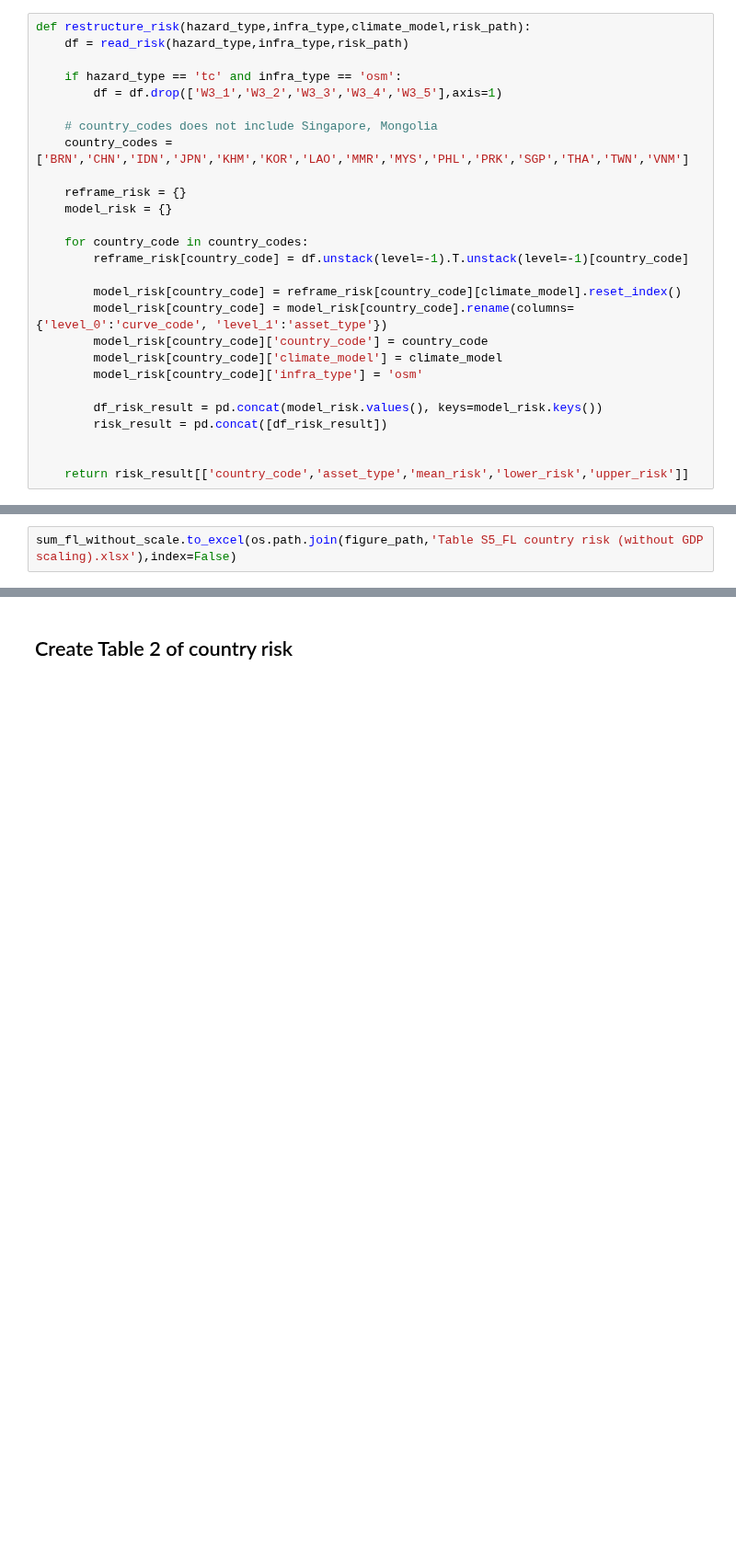
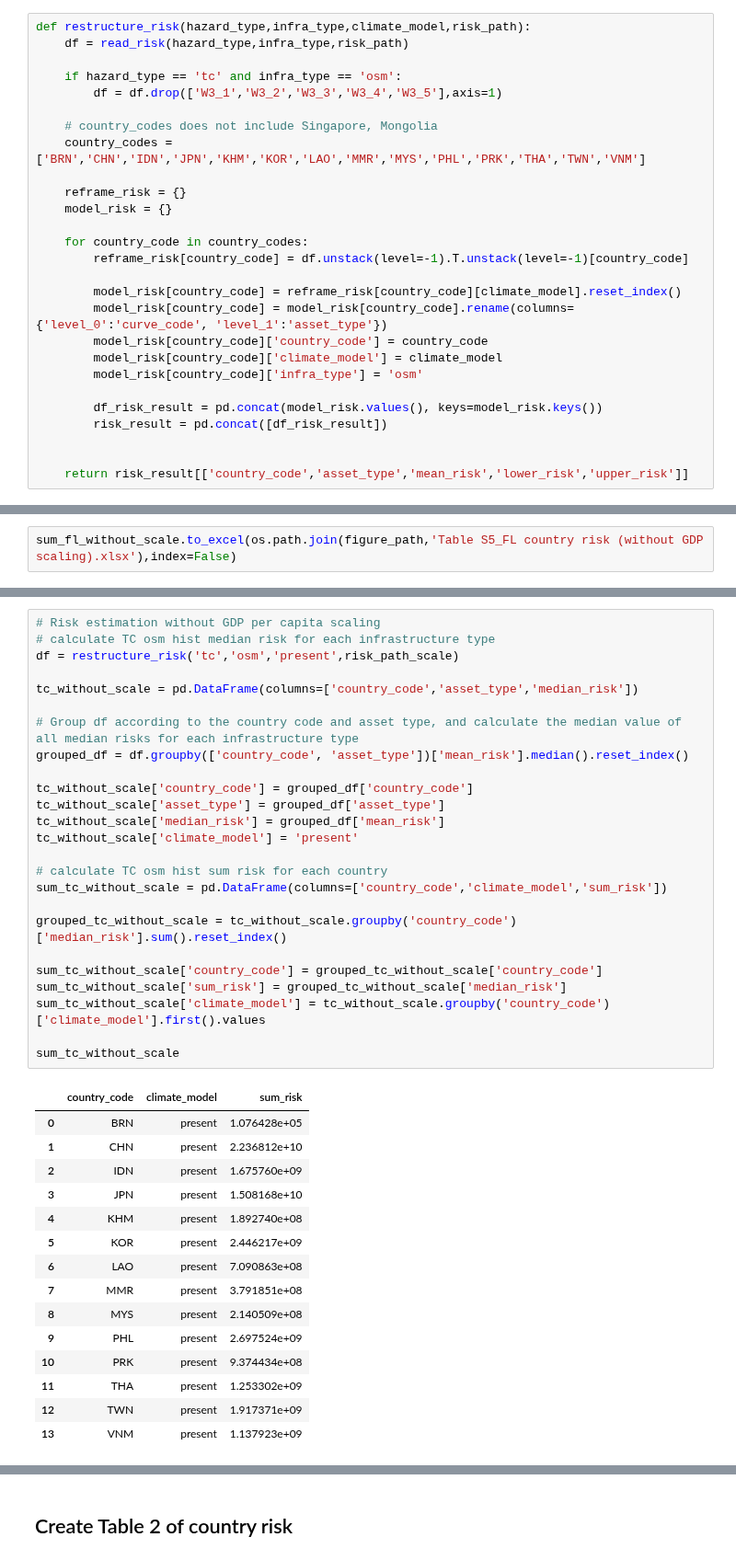
Before and after one commit to Mengqi-Ye/pg_risk_analysis, a Jupyter notebook: figures/Table 2_S5.ipynb, the cells around one changed output, grey strips where cells are left out. Shown at 92% size. Drawn from its saved outputs; the diff is of its cells as text; blank space fills up the shorter version.

```diff
--- a/figures/Table 2_S5.ipynb
+++ b/figures/Table 2_S5.ipynb
@@ -51,7 +51,7 @@ def restructure_risk(hazard_type,infra_type,climate_model,risk_path):
         df = df.drop(['W3_1','W3_2','W3_3','W3_4','W3_5'],axis=1)
 
     # country_codes does not include Singapore, Mongolia
-    country_codes = ['BRN','CHN','IDN','JPN','KHM','KOR','LAO','MMR','MYS','PHL','PRK','SGP','THA','TWN','VNM']
+    country_codes = ['BRN','CHN','IDN','JPN','KHM','KOR','LAO','MMR','MYS','PHL','PRK','THA','TWN','VNM']
 
     reframe_risk = {}
     model_risk = {}
@@ -516,0 +502,41 @@ sum_fl_without_scale.to_excel(os.path.join(figure_path,'Table S5_FL country risk
+# %%
+# Risk estimation without GDP per capita scaling
+# calculate TC osm hist median risk for each infrastructure type
+df = restructure_risk('tc','osm','present',risk_path_scale)
+
+tc_without_scale = pd.DataFrame(columns=['country_code','asset_type','median_risk'])
+
+# Group df according to the country code and asset type, and calculate the median value of all median risks for each infrastructure type
+grouped_df = df.groupby(['country_code', 'asset_type'])['mean_risk'].median().reset_index()
+
+tc_without_scale['country_code'] = grouped_df['country_code']
+tc_without_scale['asset_type'] = grouped_df['asset_type']
+tc_without_scale['median_risk'] = grouped_df['mean_risk']
+tc_without_scale['climate_model'] = 'present'
+
+# calculate TC osm hist sum risk for each country
+sum_tc_without_scale = pd.DataFrame(columns=['country_code','climate_model','sum_risk'])
+
+grouped_tc_without_scale = tc_without_scale.groupby('country_code')['median_risk'].sum().reset_index()
+
+sum_tc_without_scale['country_code'] = grouped_tc_without_scale['country_code']
+sum_tc_without_scale['sum_risk'] = grouped_tc_without_scale['median_risk']
+sum_tc_without_scale['climate_model'] = tc_without_scale.groupby('country_code')['climate_model'].first().values
+
+sum_tc_without_scale
+# %% [output]
+|  | country_code | climate_model | sum_risk |
+| 0 | BRN | present | 1.076428e+05 |
+| 1 | CHN | present | 2.236812e+10 |
+| 2 | IDN | present | 1.675760e+09 |
+| 3 | JPN | present | 1.508168e+10 |
+| 4 | KHM | present | 1.892740e+08 |
+| 5 | KOR | present | 2.446217e+09 |
+| 6 | LAO | present | 7.090863e+08 |
+| 7 | MMR | present | 3.791851e+08 |
+| 8 | MYS | present | 2.140509e+08 |
+| 9 | PHL | present | 2.697524e+09 |
+| 10 | PRK | present | 9.374434e+08 |
+| 11 | THA | present | 1.253302e+09 |
+| 12 | TWN | present | 1.917371e+09 |
+| 13 | VNM | present | 1.137923e+09 |
```
Also changed, not shown: parts of 5 cells of this notebook.
